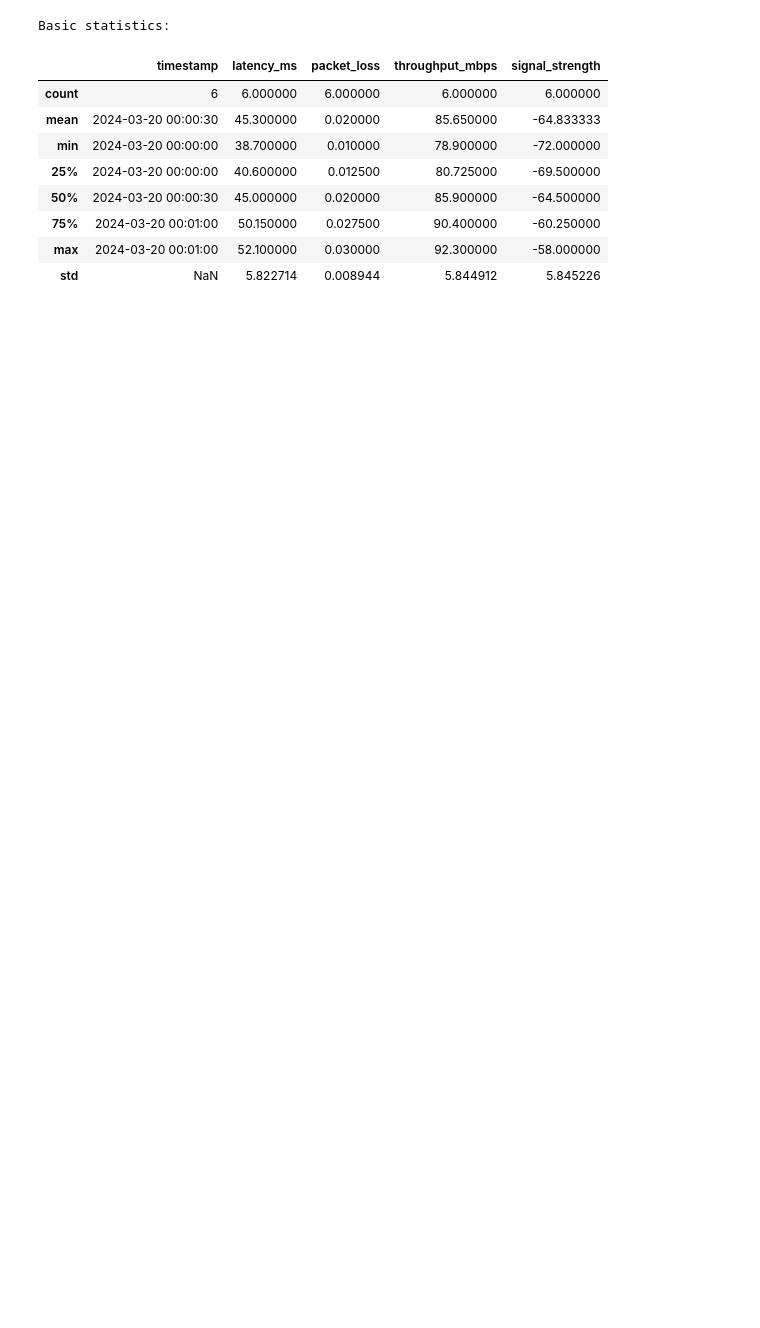
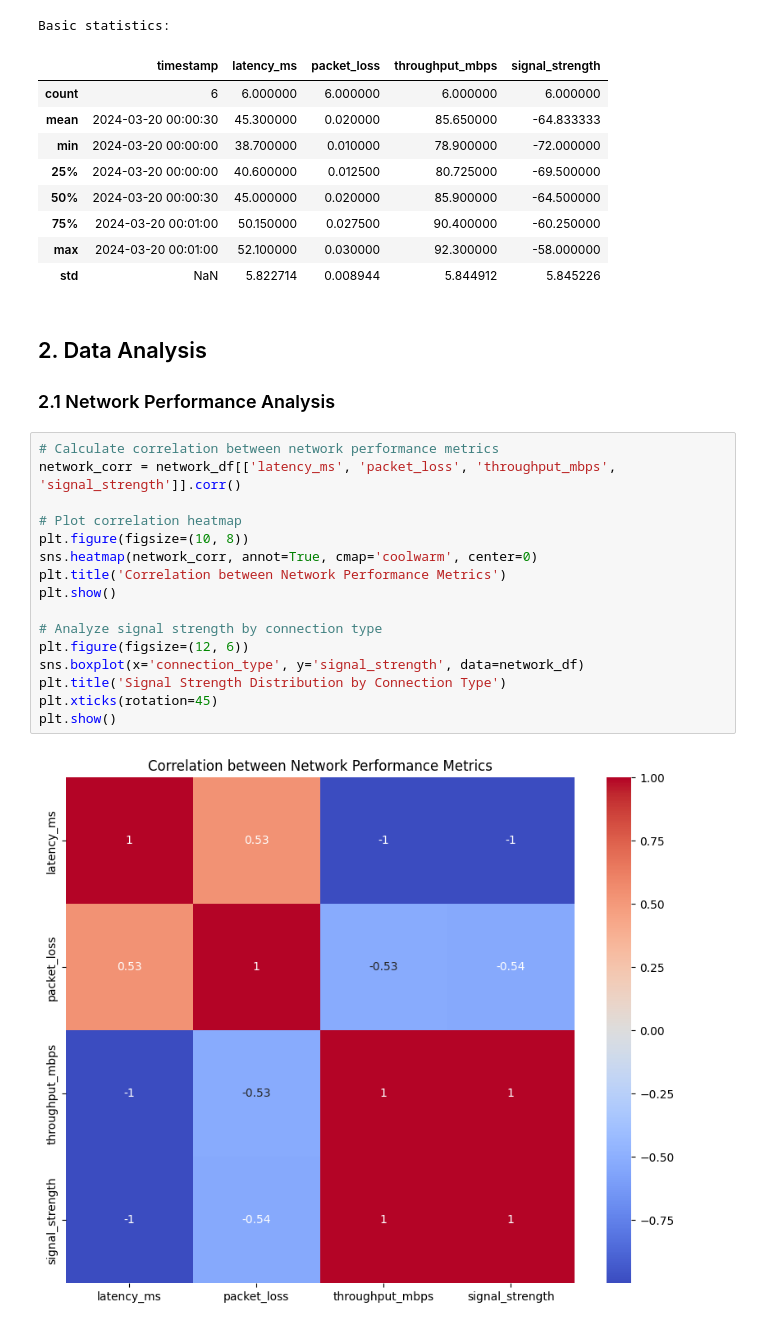
Before and after one commit to ricgene/ml-ops, a Jupyter notebook: ml-ops/notebooks/analysis/telecom_data_analysis.ipynb, the cells around one changed output. Cells and saved outputs as stored; diff of their text form; blank space fills up the shorter version.

Commit message:
Update telecom data analysis notebook and remove backup file

```diff
--- a/ml-ops/notebooks/analysis/telecom_data_analysis.ipynb
+++ b/ml-ops/notebooks/analysis/telecom_data_analysis.ipynb
@@ -71,3 +71,25 @@ Basic statistics:
 | 75% | 2024-03-20 00:01:00 | 50.150000 | 0.027500 | 90.400000 | -60.250000 |
 | max | 2024-03-20 00:01:00 | 52.100000 | 0.030000 | 92.300000 | -58.000000 |
 | std | NaN | 5.822714 | 0.008944 | 5.844912 | 5.845226 |
+# %% [markdown]
+## 2. Data Analysis
+
+### 2.1 Network Performance Analysis
+# %%
+# Calculate correlation between network performance metrics
+network_corr = network_df[['latency_ms', 'packet_loss', 'throughput_mbps', 'signal_strength']].corr()
+
+# Plot correlation heatmap
+plt.figure(figsize=(10, 8))
+sns.heatmap(network_corr, annot=True, cmap='coolwarm', center=0)
+plt.title('Correlation between Network Performance Metrics')
+plt.show()
+
+# Analyze signal strength by connection type
+plt.figure(figsize=(12, 6))
+sns.boxplot(x='connection_type', y='signal_strength', data=network_df)
+plt.title('Signal Strength Distribution by Connection Type')
+plt.xticks(rotation=45)
+plt.show()
+# %% [output]
+[figure, added]
```
Also changed, not shown: parts of 5 cells of this notebook.
